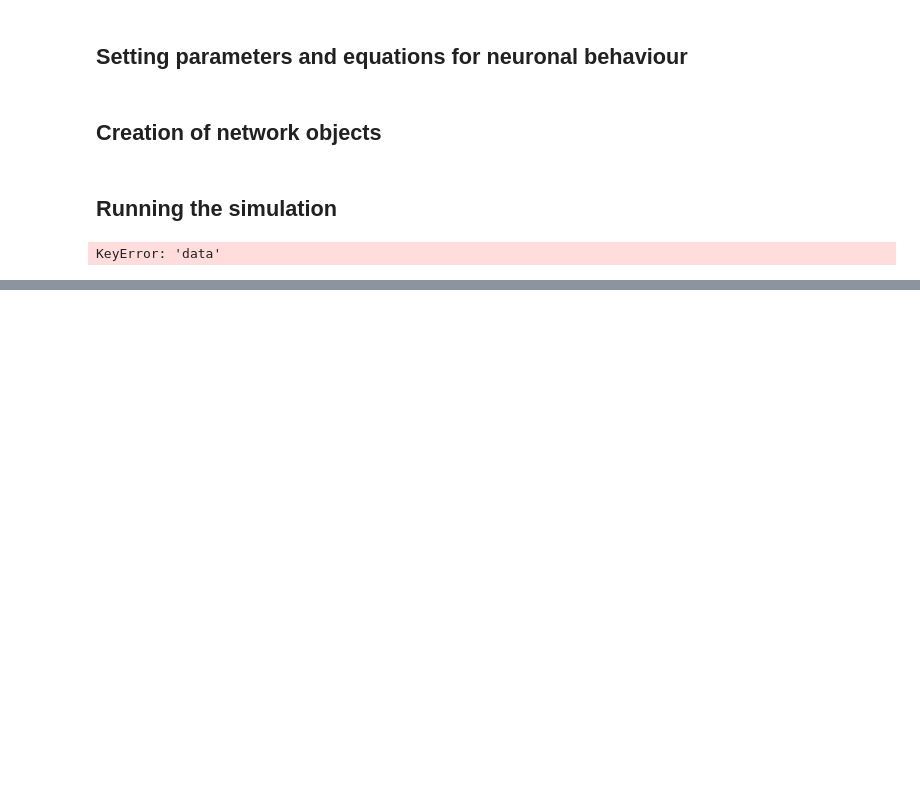
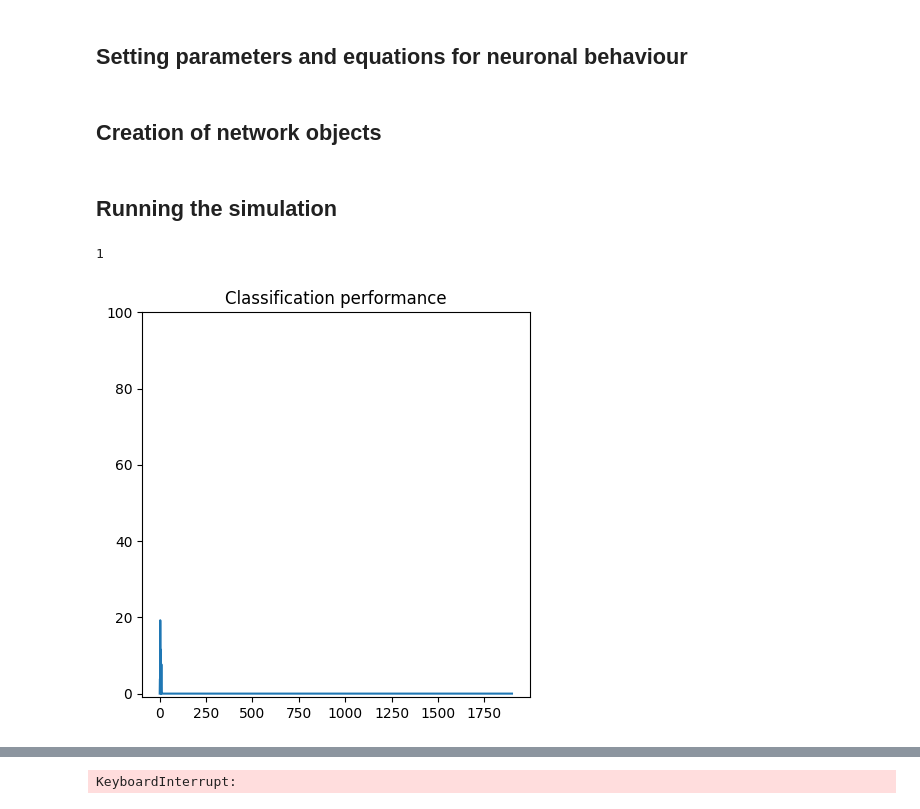
Before and after one commit to MiikaVuorio/Neuromorphic-Computing, a Jupyter notebook: STDP-somatosensory-classification/STDP_SOMATOSENSORY_CLASSIFICATION_ORIGINAL.ipynb, the cells around one changed output, grey strips where cells are left out. Drawn from its saved outputs; the diff is of its cells as text; code cells hidden in the pictures; blank space fills up the shorter version.

```diff
--- a/STDP-somatosensory-classification/STDP_SOMATOSENSORY_CLASSIFICATION_ORIGINAL.ipynb
+++ b/STDP-somatosensory-classification/STDP_SOMATOSENSORY_CLASSIFICATION_ORIGINAL.ipynb
@@ -128,3 +227,5 @@ start = time.time()
 testing = get_labeled_touch_vec_data(20,20,touch_data_vec_path)
 end = time.time()
 #print('time needed to load test set:', end - start)
+# %%
+training['labels'][[53,55]] = training['labels'][[55,53]]
@@ -136,12 +257,13 @@ prefs.codegen.target = 'numpy'
 
 input_dim = 5
 epoch_num = 100 #100 chosen to be in a similar order of magnitude as the number of training samples used in [1] (3 epochs (passes) of 60000 sized MNIST data)
+epoch_sample_count = (26*19)
 sample_count = (26 * 19) * epoch_num #(26 letters per trial, 19 trials)
 n_e = 400 # excitatory neuron count in [1]: 400
 n_i = n_e
 input_sample_time = 350*ms
 inter_input_time = 150*ms
-sample_time = (input_sample_time + inter_input_time)
+full_sample_time = (input_sample_time + inter_input_time)
 full_runtime = sample_time * sample_count
 
 
@@ -155,19 +277,20 @@ v_thresh_i = -40. * mV
 refrac_e = 5. * ms
 refrac_i = 2. * ms
 
-# [1] also had these values, not sure what they're used for @29.6.2023
-update_interval = 100 #was 10000 in [1]
-weight_update_interval = 26 #
+
+update_interval = 26 # How often the assignments are updated
+weight_update_interval = 26 # how often the plotted weights are updated, just uninteresting plot variable
 
 
 weight = {}
 delay = {}
-weight['ee_input'] = 78. # I'll see how I do it, but in the original implementation I understood that this value keeps the column sum of weights nigh 78 via the
-                         # normalize_weights() function
+weight['ee_input'] = 78. # Original function has this at 78, probably on the basis that there are 784 input neurons
+                            # So by that logic it should be 0.5 for me for now, but let's just see how it goes w/ this
 delay['ee_input'] = (0*ms,10*ms)
 delay['ei_input'] = (0*ms,5*ms) #This one isn't used currently
 
-input_intensity = 64. #maximum Hz of input
+input_intensity = 64. # maximum Hz of input (gets increased if not generating enough output)
+start_input_intensity = input_intensity # resets to this after each input, if it was increased
 
 
 tc_pre_ee = 20*ms
@@ -225,7 +348,7 @@ eqs_stdp_post_ee = 'post2before = post2; w = clip(w + nu_ee_post * pre * post2be
 
 
 plt.ion() # Interactive mode on
-fig_num = 1 #?
+fig_num = 1 # this might be causing issues in plotting
 result_monitor = np.zeros((update_interval,n_e))
 # %% [markdown]
 ## Creation of network objects
@@ -295,23 +421,61 @@ input_rate_monitor = PopulationRateMonitor(input_neurons)
 # %%
 previous_spike_count = np.zeros(n_e)
 assignments = np.zeros(n_e)
-input_numbers = [0] * sample_count
-outputNumbers = np.zeros((sample_count, 10))
+input_labels = [0] * sample_count # not exactly certain what this one refers to
+outputNumbers = np.zeros((sample_count, 26))
+performance_monitor, performance, fig_num, fig_performance = plot_performance(fig_num)
 
 for j in range(sample_count):
+    #if j%150 == 0:
+    #    clear_output()
+
     spike_rates = training['data'][j%(19*26),:] *  input_intensity
     input_neurons.rates = spike_rates * Hz
 
-    normalize_weights()
-    run(sample_time, report='text')
+    normalize_input_weights()
+    run(input_sample_time, report = 'text')
+    #print("")
 
+    if j % update_interval == 0 and j > 0:
+        assignments = get_new_assignments(result_monitor[:], input_labels[j-update_interval : j])
+
+
+    current_spike_count = np.asarray(e_spike_monitor.count[:]) - previous_spike_count
+    previous_spike_count = np.copy(e_spike_monitor.count[:])
+    if np.sum(current_spike_count) < 5:
+        input_intensity += 1
+        input_neurons.rates = 0 * Hz
+        run(inter_input_time)
+    else:
+        result_monitor[j%update_interval,:] = current_spike_count
+        input_labels[j] = training['labels'][j%epoch_sample_count][0]
+        outputNumbers[j,:] = get_recognized_number_ranking(assignments, result_monitor[j%update_interval,:])
+        #if j % 100 == 0 and j > 0:
+        #    print('runs done:', j, 'of', int(sample_count))
+
+        ####
+        if j % update_interval == 0 and j > 0:
+            clear_output()
+            unused, performance = update_performance_plot(performance_monitor, performance, j, fig_performance)
+            print('runs done:', j, 'of', int(sample_count))
+            print('Classification performance ', performance[:int((j/float(update_interval))+1)])
+
+        ####
+
+        input_neurons.rates = 0 * Hz
+        run(inter_input_time)
+        input_intensity = start_input_intensity
+        j += 1
 
 # Unimportant plotting (a lot more where that came from)
 # fig_num, input_weight_fig, fig_weights = plot_2d_input_weights(fig_num)
+#     if j % weight_update_interval == 0:
+#         update_2d_input_weights(input_weight_monitor, fig_weights)
 
 # this thing is in the original code before the loop, no idea why
 # for i,name in enumerate(input_population_names):
 #     input_groups[name+'e'].rates = 0 * Hz
-# net.run(0*second)
+# net.run(0*seb_inline.backend_inline, which is a non-GUI backend, so cannot show the figure.
 # %% [output]
-KeyError: 'data'
+1
+[figure, added]
@@ -318,2 +499,3 @@ KeyError: 'data'
+KeyboardInterrupt:
 # %%
 # plotting stuff
```
Also changed, not shown: parts of 9 cells of this notebook.
